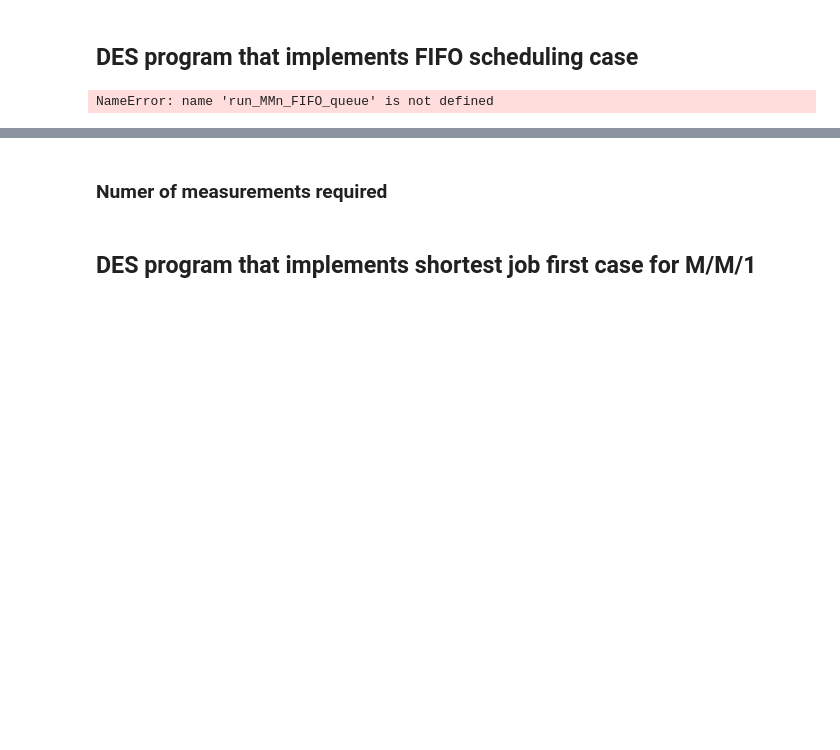
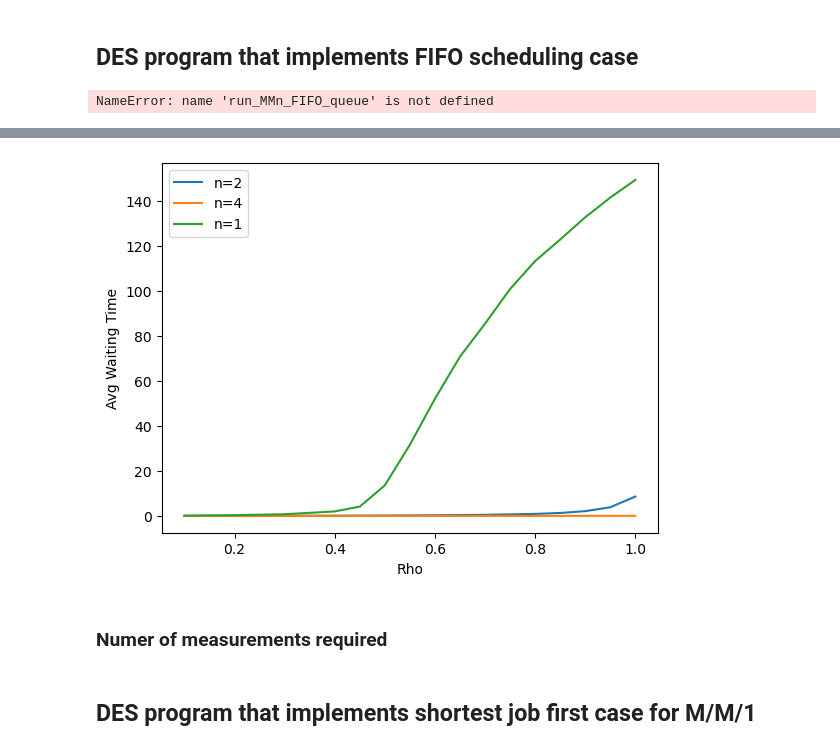
Before and after one commit to gajera-divya/Stochastic_simulations, a Jupyter notebook: SS_Kenia_Divya_Thomas_Assignment2.ipynb, the cells around one changed output, grey strips where cells are left out. Cells and saved outputs as stored; diff of their text form; code cells hidden in the pictures; blank space fills up the shorter version.

```diff
--- a/SS_Kenia_Divya_Thomas_Assignment2.ipynb
+++ b/SS_Kenia_Divya_Thomas_Assignment2.ipynb
@@ -242,3 +237,4 @@ Text(0, 0.5, 'Avg Waiting Time')
 # %%
-est_mean, est_sojourn, est_service = estimate_waiting_times("MDn", RHO, MU, 1)
-est_mean, est_sojourn, est_service = estimate_waiting_times("MDn", RHO, MU, 2)
+est_mean_MDn_1, est_sojourn_MDn_1, est_service_MDn_1 = estimate_waiting_times("MDn", RHO, MU, 1)
+est_mean_MDn_2, est_sojourn_MDn_2, est_service_MDn_2 = estimate_waiting_times("MDn", RHO, MU, 2)
+est_mean_MDn_4, est_sojourn_MDn_4, est_service_MDn_4 = estimate_waiting_times("MDn", RHO, MU, 4)
@@ -247,3 +241,13 @@ est_mean, est_sojourn, est_service = estimate_waiting_times("MDn", RHO, MU, 2)
+# %%
+plt.plot(RHO, np.array(est_mean_MDn_2)/np.array(est_service_MDn_2), label="n=2")
+plt.plot(RHO, np.array(est_mean_MDn_4)/np.array(est_service_MDn_4), label="n=4")
+plt.plot(RHO, np.array(est_mean_MDn_1)/np.array(est_service_MDn_1), label="n=1")
+plt.legend()
+plt.xlabel("Rho")
+plt.ylabel("Avg Waiting Time")
+plt.show()
+# %% [output]
+[figure, added]
 # %% [markdown]
 ### Numer of measurements required
 # %% [markdown]
```
Also changed, not shown: parts of 6 cells of this notebook.
